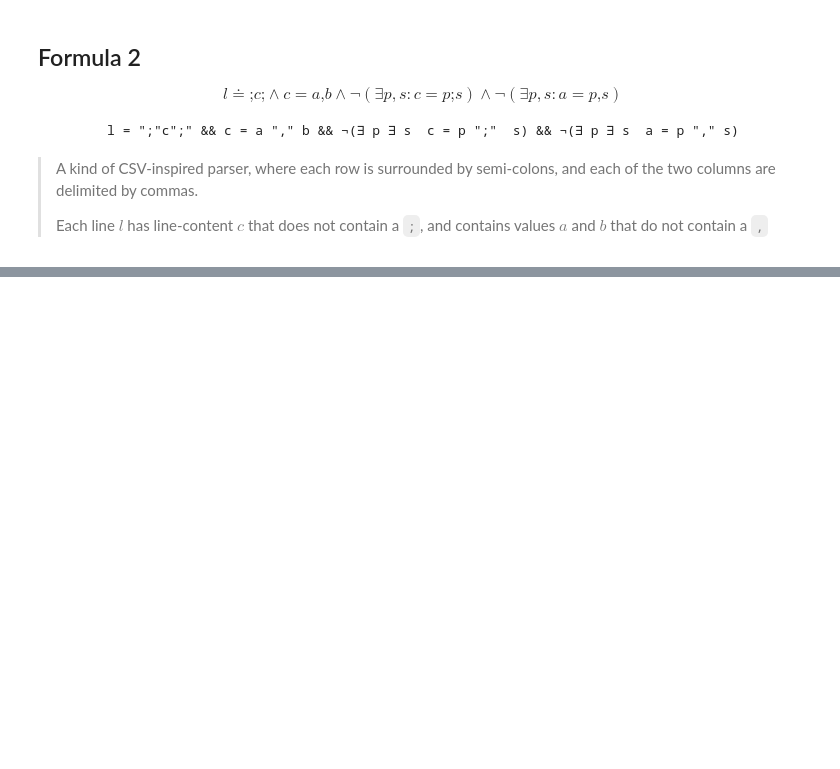
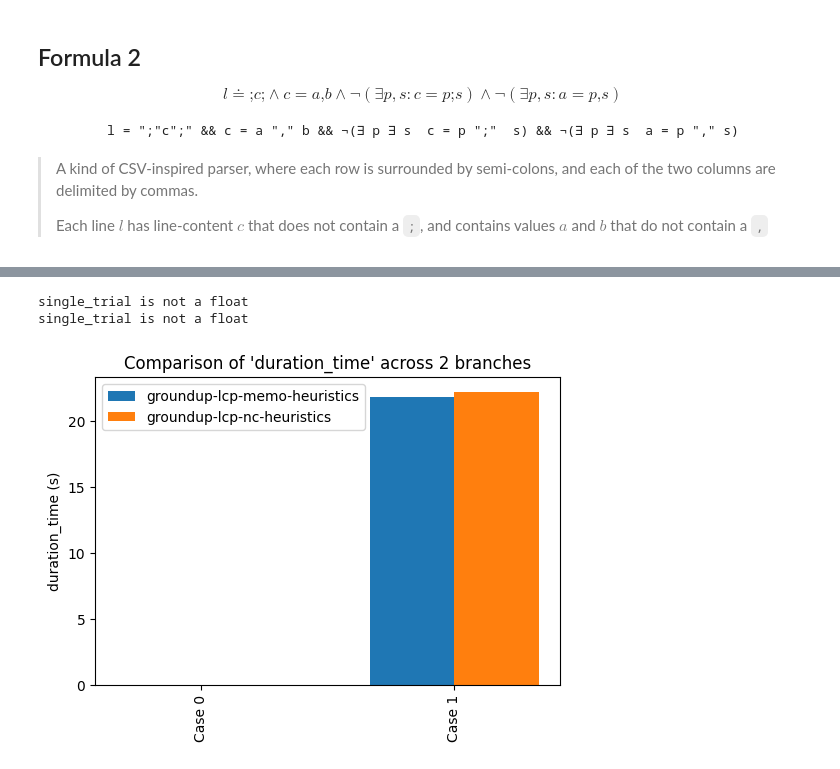
Before and after one commit to a-hutton/fc-benchmarker, a Jupyter notebook: Report.ipynb, the cells around one changed output, grey strips where cells are left out. Cells and saved outputs as stored; diff of their text form; code cells hidden in the pictures; blank space fills up the shorter version.

```diff
--- a/Report.ipynb
+++ b/Report.ipynb
@@ -258,6 +255,8 @@ reload(marker)
 <module 'marker' from '/home/ahutton/dev/uni/Part D Project/fc-tester/marker/__init__.py'>
 # %%
 test_runner = marker.Benchmarker("/home/ahutton/dev/uni/Part D Project/fc-implementation")
+file_test_runner = marker.Benchmarker("/home/ahutton/dev/uni/Part D Project/fc-implementation",
+                                      run_command=["./target/release/fc-implementation", "--pattern", "$FORMULA$", "--file", "$WORD$"])
 test_runner.repo.list_branches()
 # %% [output]
 ['factor-trimming',
@@ -427,0 +635,15 @@ plot_results(PerfEvent.DURATION_TIME, results)
+# %%
+words = [
+    "/home/ahutton/dev/uni/Part D Project/tests/rust-tests/src/main.rs",
+    "/home/ahutton/dev/uni/Part D Project/second-clone/fc-implementation/src/formula_parser.rs",
+
+]
+
+formula = 'T = "fn " name "(" && ¬exists p exists s name = p " " s'
+# %%
+results = file_test_runner.benchmark_branches(
+    cases=fc_test_cases(formula, *words),
+    branches=["groundup-lcp-memo-heuristics", "groundup-lcp-nc-heuristics"],
+    num_trials=1,
+    print_output=True
+)
@@ -427,0 +728,6 @@ plot_results(PerfEvent.DURATION_TIME, results)
+# %%
+plot_results(PerfEvent.DURATION_TIME,  results)
+# %% [output]
+single_trial is not a float
+single_trial is not a float
+[figure, added]
```
Also changed, not shown: parts of 14 cells of this notebook, 3 other files.
